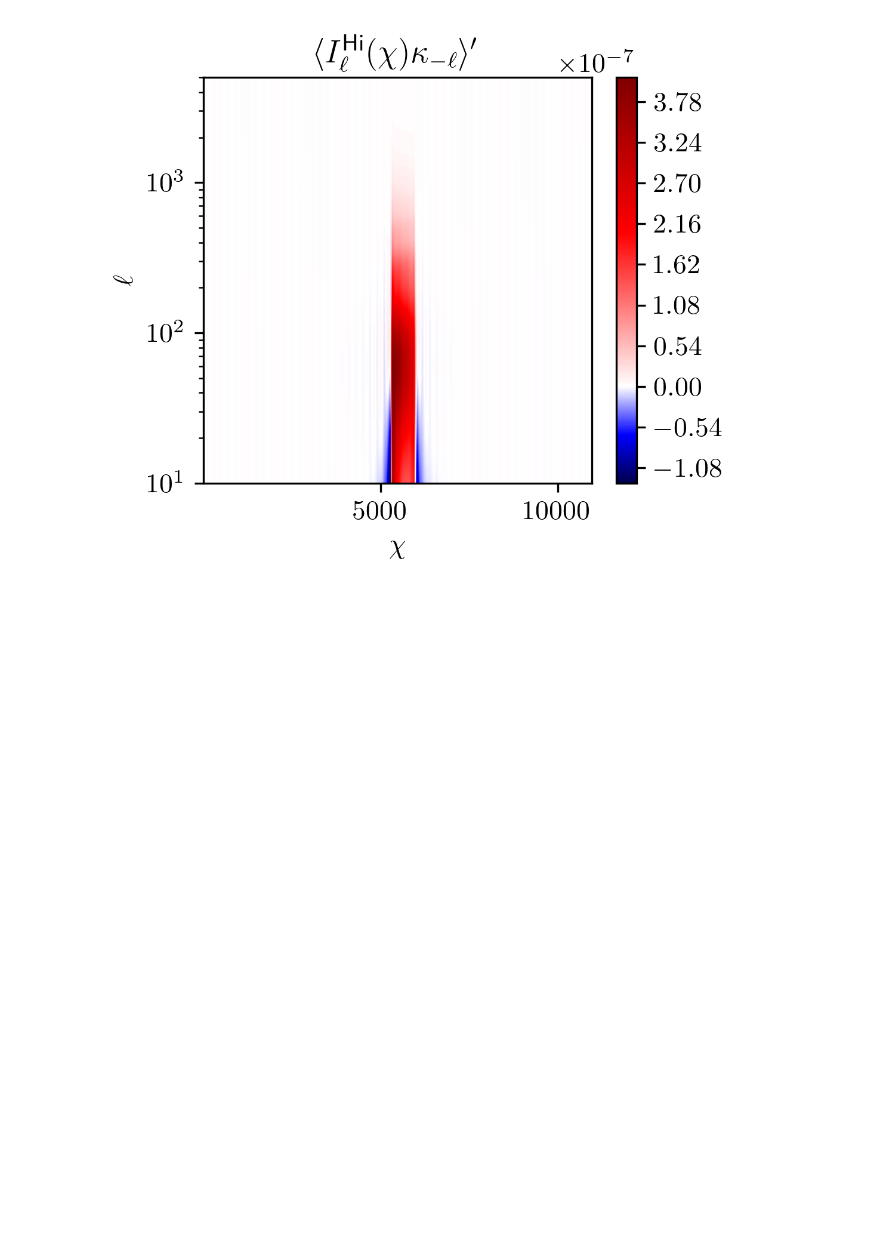
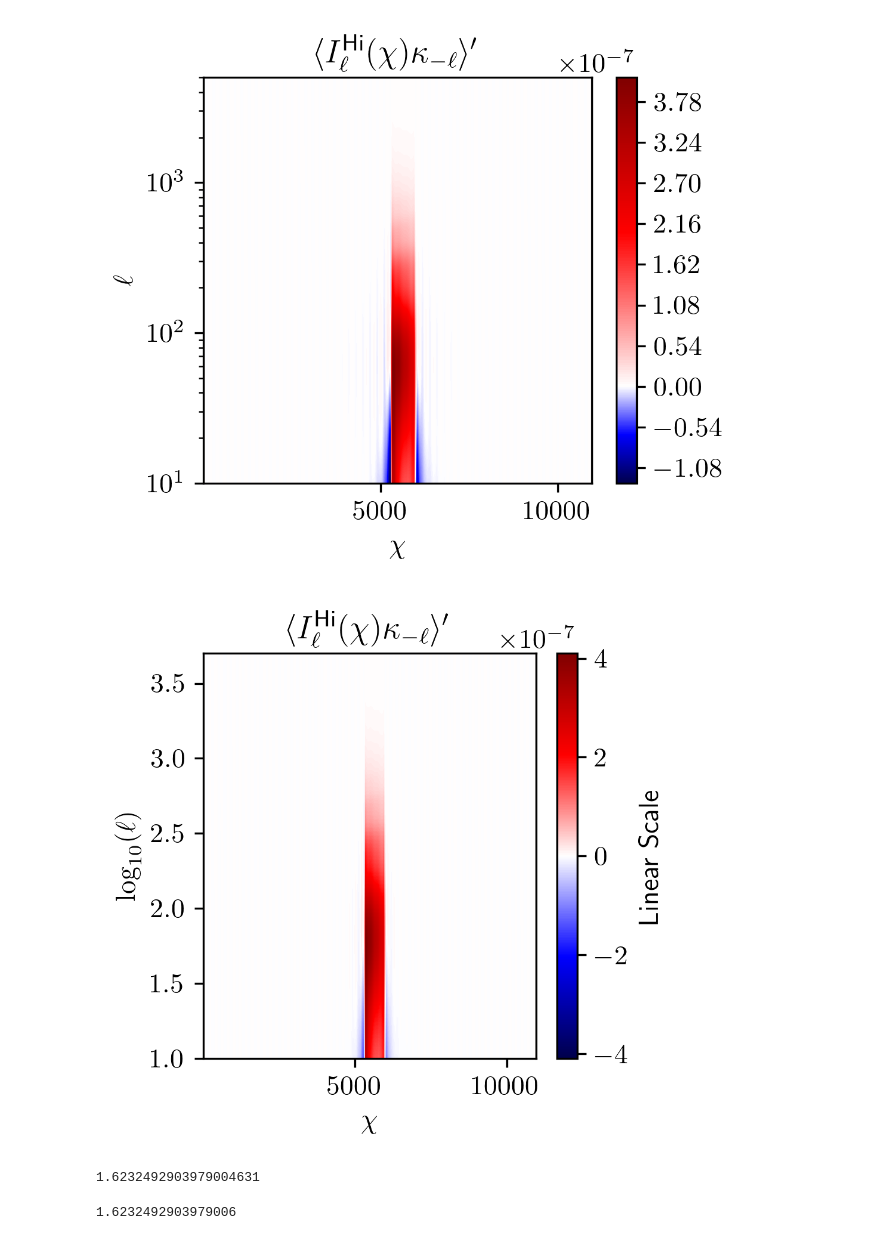
Before and after one commit to DelonShen/LIMxCMBL, a Jupyter notebook: 002.002.2025-01-17.IHikappa_scratch.ipynb, the cells around one changed output. Saved outputs shown, nothing was run; the diff lists cells and outputs as text; code cells hidden in the pictures; blank space fills up the shorter version.

```diff
--- a/002.002.2025-01-17.IHikappa_scratch.ipynb
+++ b/002.002.2025-01-17.IHikappa_scratch.ipynb
@@ -107,3 +107,41 @@ plt.colorbar()
 plt.savefig('figures/002.002.IHikappa.pdf', bbox_inches = 'tight')
 # %% [output]
 [figure]
+# %%
+vminmax = np.max(np.abs(IHi_kappa))
+plt.figure(figsize=(3,3), dpi=300, facecolor='w',)
+
+
+log_ymin = np.log10(ells[0])
+log_ymax = np.log10(ells[-1])
+
+# plot data
+plt.imshow(IHi_kappa,
+           origin='lower',
+          cmap = 'seismic',
+          vmin = -vminmax,
+          vmax =  vminmax,
+           aspect = 'auto',
+          extent=[chibs[0], chibs[-1], log_ymin, log_ymax])
+
+cbar = plt.colorbar()
+cbar.ax.set_ylabel('Linear Scale')
+
+
+# set bounds
+plt.title(r"$\langle I_{ \ell}^{\sf Hi}(\chi) \kappa_{- \ell}\rangle'$")
+
+plt.xlabel(r'$\chi$')
+plt.ylabel(r"$\log_{10}(\ell)$")
+
+plt.savefig('figures/002.002.IHikappa.pdf', bbox_inches = 'tight')
+# %% [output]
+[figure, added]
+# %%
+np.log10(vminmax) - np.log10(linthresh)
+# %% [output]
+1.6232492903979004631
+# %%
+np.log10(42)
+# %% [output]
+1.6232492903979006
```
Also changed, not shown: parts of 3 cells of this notebook, 20 other files.
